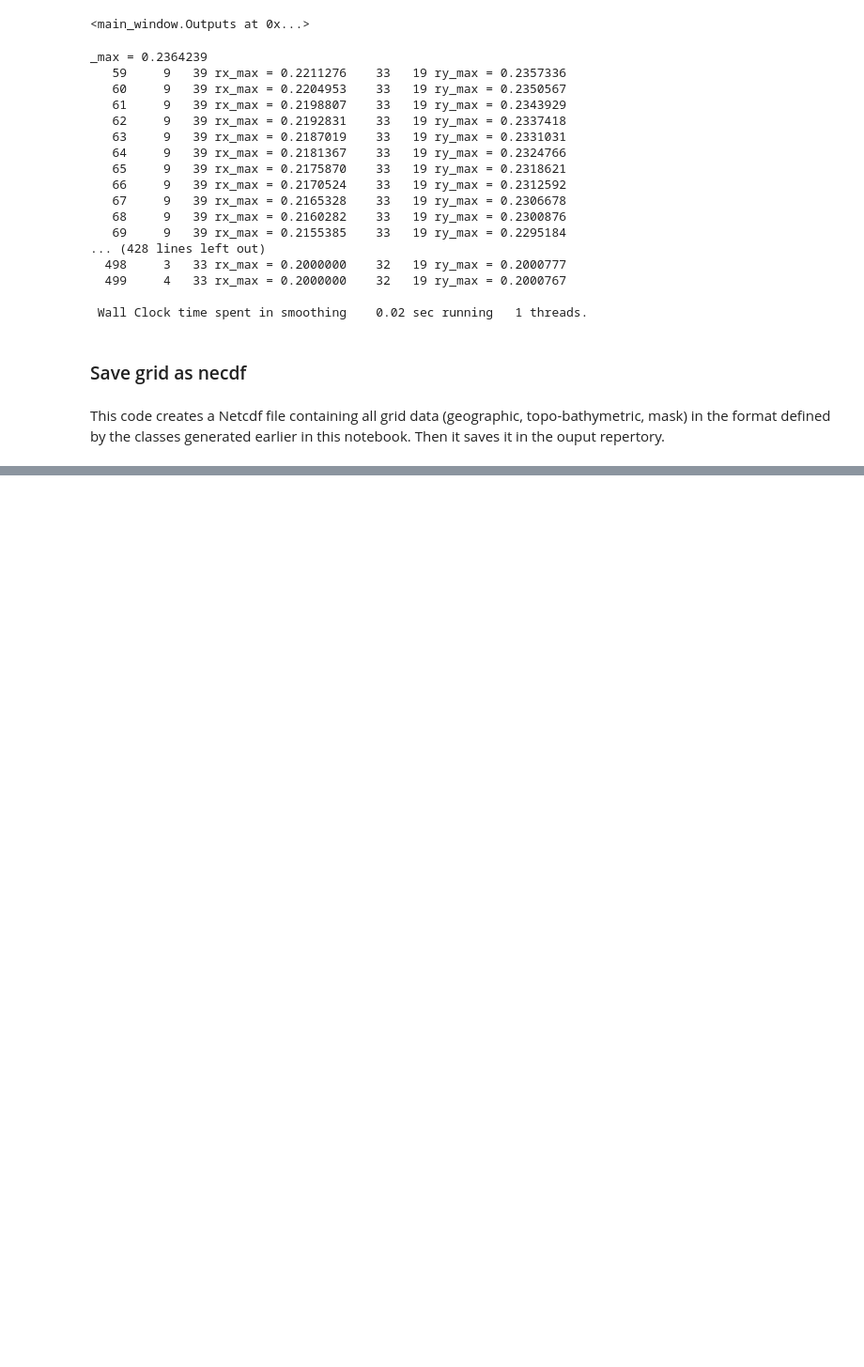
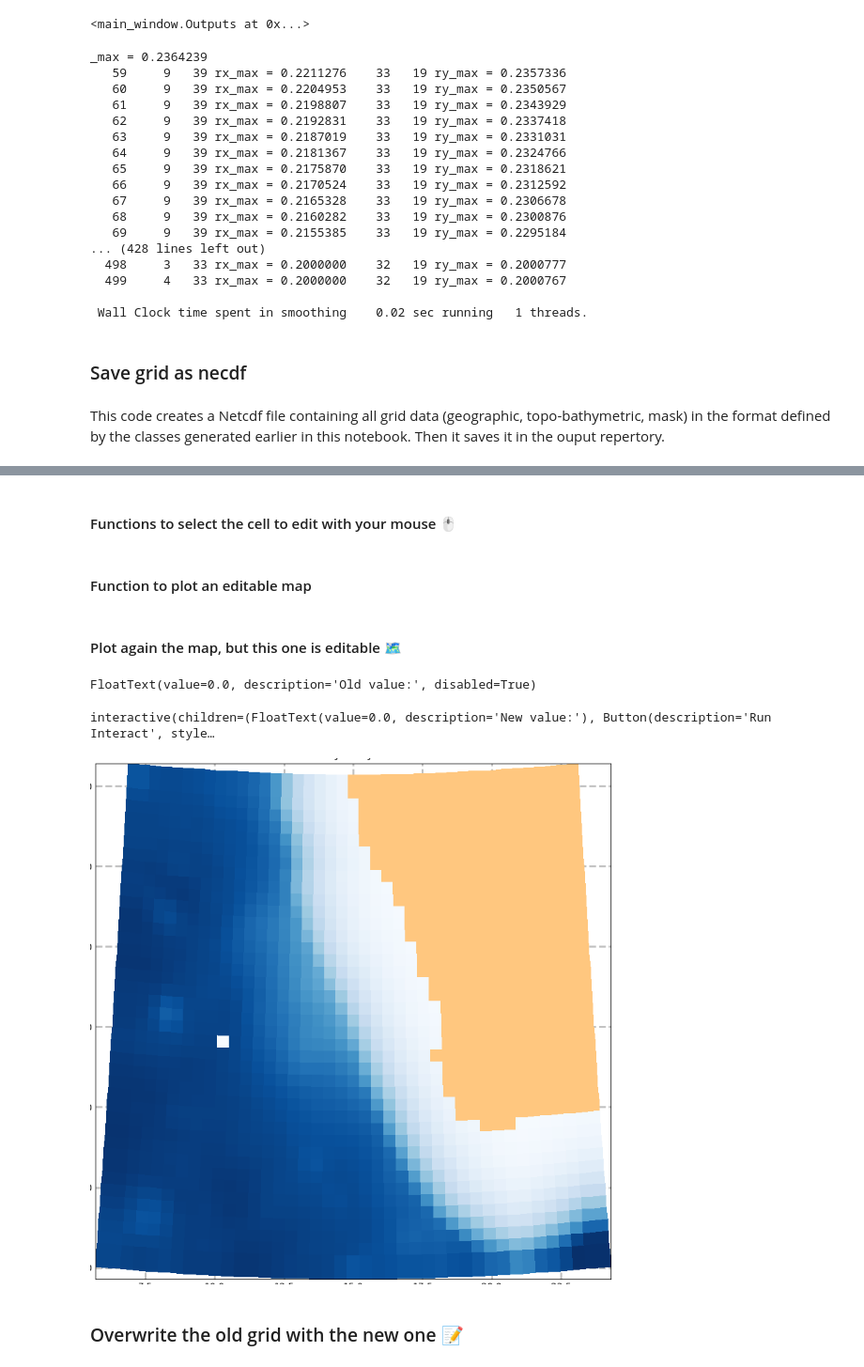
Before and after one commit to alcoat/croco_pytools, a Jupyter notebook: prepro/make_grid.ipynb, the cells around one changed output, grey strips where cells are left out. Shown at 94% size. Cells and saved outputs as stored; diff of their text form; code cells hidden in the pictures; blank space fills up the shorter version.

```diff
--- a/prepro/make_grid.ipynb
+++ b/prepro/make_grid.ipynb
@@ -256,0 +320,3 @@ PermissionError: [Errno 13] Permission denied: '../../CROCO_FILES/croco_grd.nc'
+# %%
+x_rho, y_rho = outputs.lon_rho,outputs.lat_rho
+data = np.vstack((x_rho.flatten(), y_rho.flatten())).T
@@ -256,0 +339,19 @@ PermissionError: [Errno 13] Permission denied: '../../CROCO_FILES/croco_grd.nc'
+# %%
+# Widget to display the old value
+def create_old_value_widget():
+    global oldValue
+    oldValue = widgets.FloatText(
+        value=0.0,
+        description='Old value:',
+        disabled=True
+    )
+    display(oldValue)
+
+# Widget to input the new value
+def create_new_value_widget():
+    return interact_manual(update_value, x=widgets.FloatText(
+        value=0.0,
+        description='New value:'
+    ))
+# %% [markdown]
+#### Functions to select the cell to edit with your mouse 🖱️
@@ -256,0 +400,32 @@ PermissionError: [Errno 13] Permission denied: '../../CROCO_FILES/croco_grd.nc'
+# %% [markdown]
+#### Function to plot an editable map
+# %%
+# Create a new figure and configure events and widgets
+def create_new_figure():
+    global ax_edit, cb_edit
+
+    # Create a new figure
+    figure_edit, ax_edit = plt.subplots(figsize = (8,8))
+    ax_edit.set_title("Bathymetry Edit")
+
+    # Initial plot
+    ax_edit, cb_edit = plot_topo(outputs, figure_edit, ax_edit)
+
+    # Connect mouse events
+    figure_edit.canvas.mpl_connect('button_press_event', on_click)
+
+    # Create the widgets
+    create_old_value_widget()
+    create_new_value_widget()
+
+    plt.show()  # Display the figure
+# %% [markdown]
+#### Plot again the map, but this one is editable 🗺️
+# %%
+create_new_figure()
+# %% [output]
+FloatText(value=0.0, description='Old value:', disabled=True)
+interactive(children=(FloatText(value=0.0, description='New value:'), Button(description='Run Interact', style…
+[figure, added]
+# %% [markdown]
+### Overwrite the old grid with the new one 📝
```
Also changed, not shown: parts of 20 cells of this notebook.
